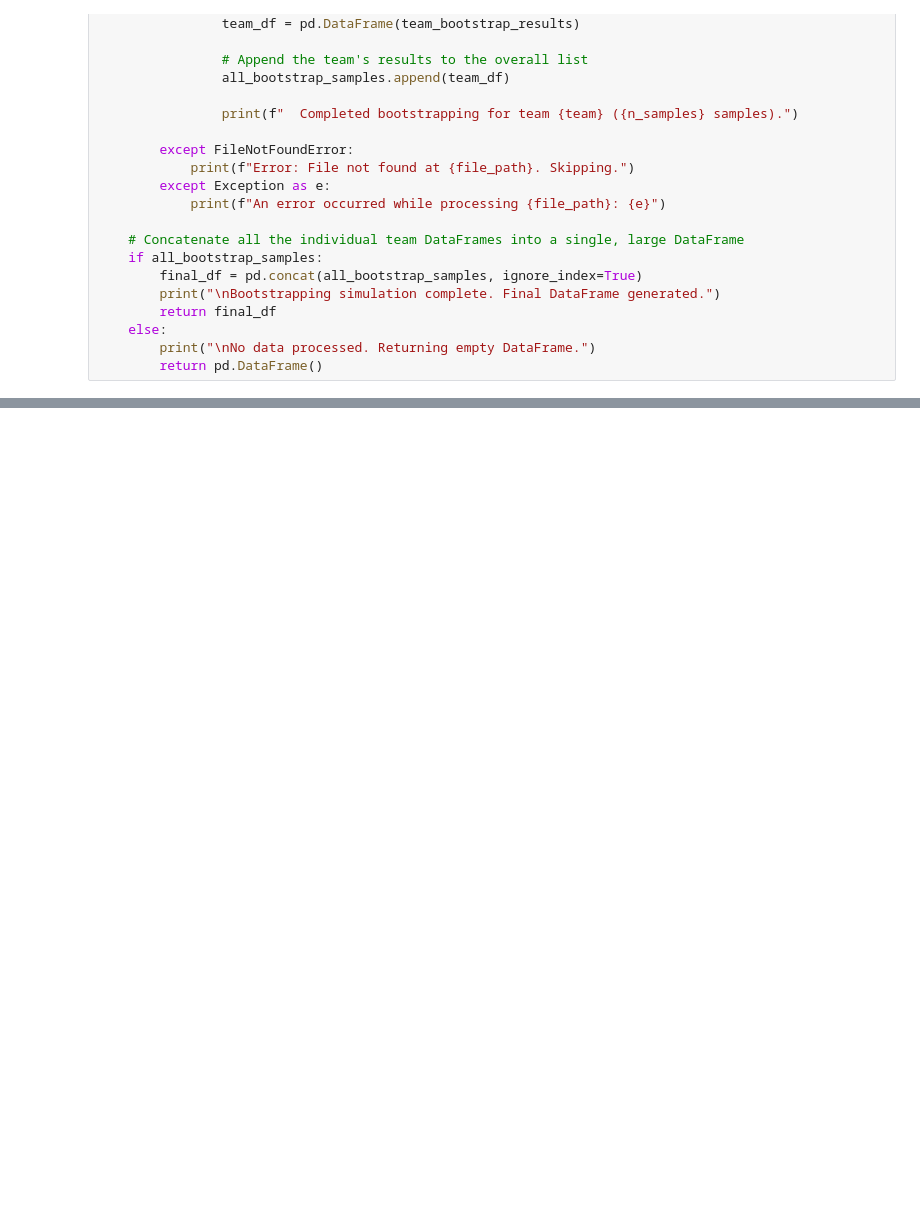
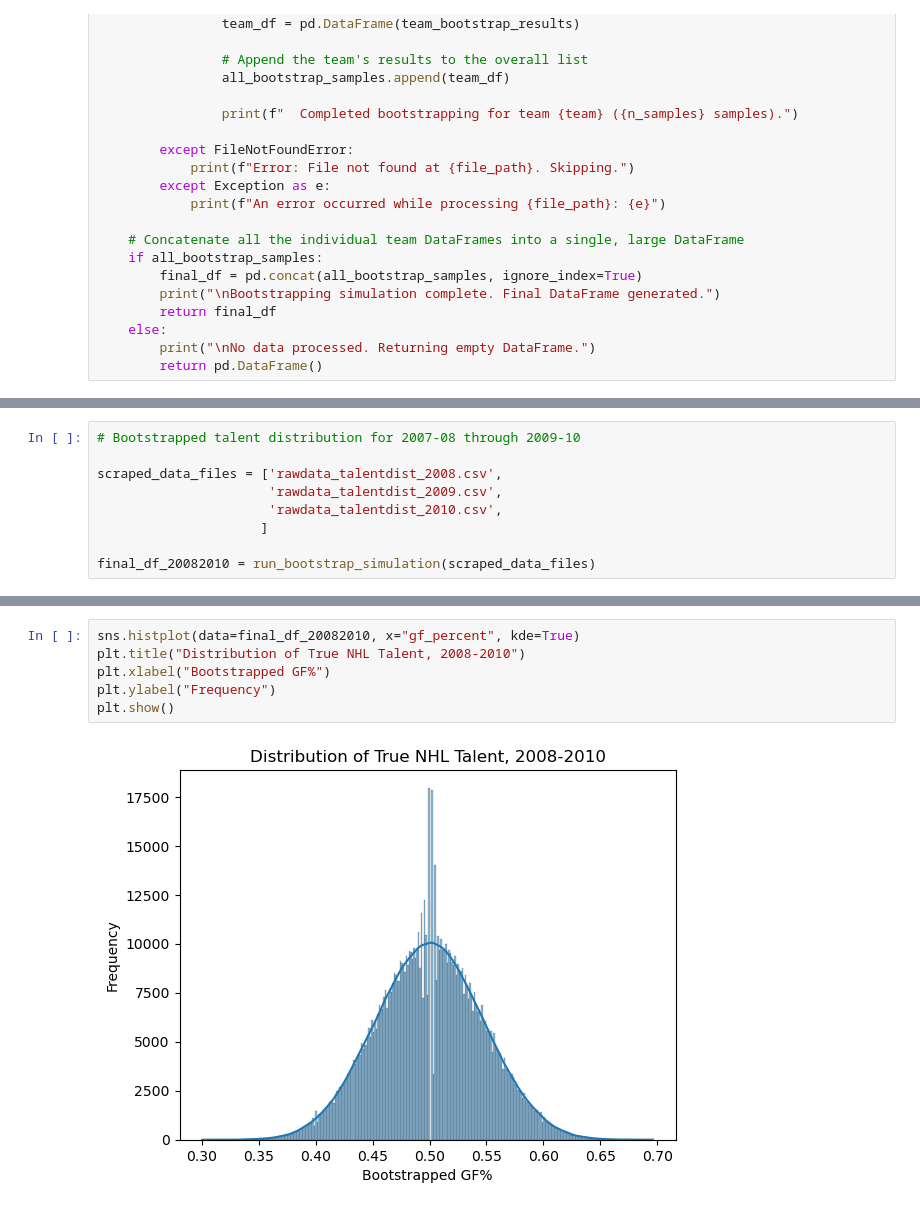
Before and after one commit to datacritic-ne/likensproject, a Jupyter notebook: Bootstrapping True Talent Distributions.ipynb, the cells around one changed output, grey strips where cells are left out. Saved outputs shown, nothing was run; the diff lists cells and outputs as text; blank space fills up the shorter version.

```diff
--- a/Bootstrapping True Talent Distributions.ipynb
+++ b/Bootstrapping True Talent Distributions.ipynb
@@ -106,0 +247,9 @@ scraped_data_files = ['scraping_talentdist_200506.csv']
+# %%
+# Bootstrapped talent distribution for 2007-08 through 2009-10
+
+scraped_data_files = ['rawdata_talentdist_2008.csv',
+                      'rawdata_talentdist_2009.csv',
+                      'rawdata_talentdist_2010.csv',
+                     ]
+
+final_df_20082010 = run_bootstrap_simulation(scraped_data_files)
@@ -106,0 +274,8 @@ scraped_data_files = ['scraping_talentdist_200506.csv']
+# %%
+sns.histplot(data=final_df_20082010, x="gf_percent", kde=True)
+plt.title("Distribution of True NHL Talent, 2008-2010")
+plt.xlabel("Bootstrapped GF%")
+plt.ylabel("Frequency")
+plt.show()
+# %% [output]
+[figure, added]
```
Also changed, not shown: parts of 66 cells of this notebook, 5 other files.
